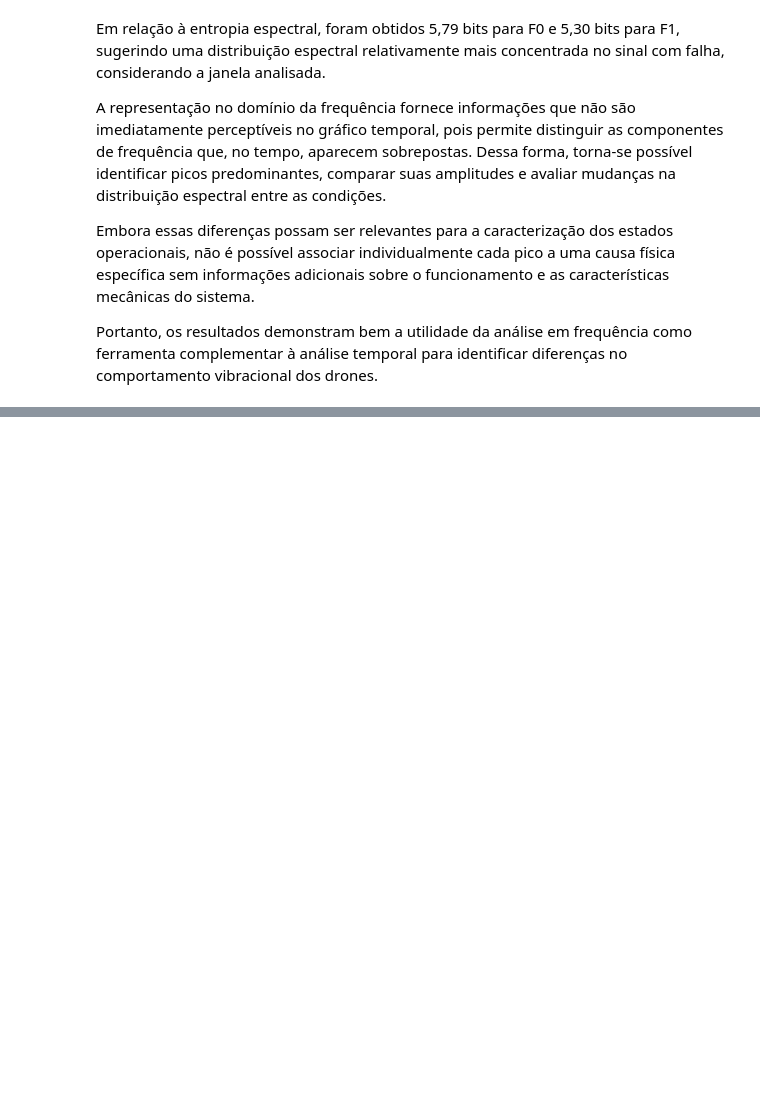
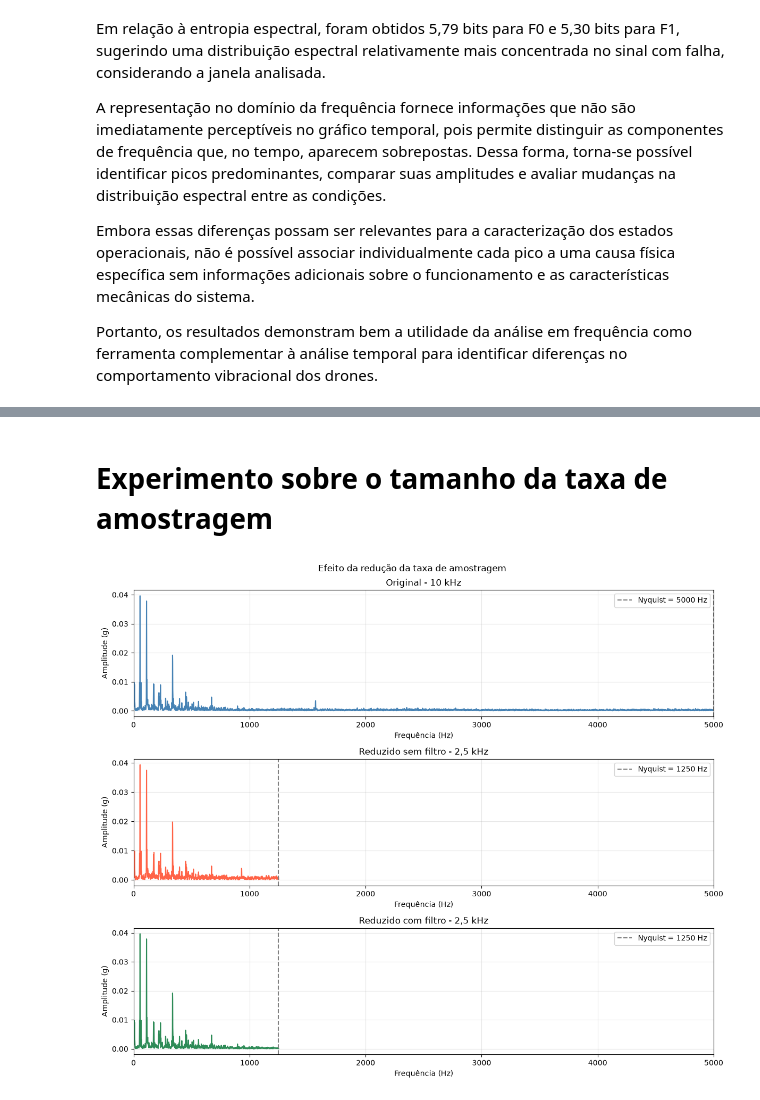
Before and after one commit to SillyGo/projeto-sinais, a Jupyter notebook: src/primeira_entrega/analise_no_dominio_da_frequencia.ipynb, the cells around one changed output, grey strips where cells are left out. Cells and saved outputs as stored; diff of their text form; code cells hidden in the pictures; blank space fills up the shorter version.

```diff
--- a/src/primeira_entrega/analise_no_dominio_da_frequencia.ipynb
+++ b/src/primeira_entrega/analise_no_dominio_da_frequencia.ipynb
@@ -839,0 +889,60 @@ Portanto, os resultados demonstram bem a utilidade da análise em frequência co
+# %% [markdown]
+# Experimento sobre o tamanho da taxa de amostragem
+# %%
+from scipy.signal import resample_poly
+
+fs_original = 10000
+fator = 4
+fs_reduzida = fs_original / fator
+
+sinal_original = np.asarray(
+    dataset_f0[0][0]
+).squeeze()
+
+# Usar 1 segundo do registro
+sinal_original = sinal_original[:fs_original]
+
+# Redução sem filtro anti-aliasing
+sinal_sem_filtro = sinal_original[::fator]
+
+# Redução com filtro anti-aliasing
+sinal_com_filtro = resample_poly(
+    sinal_original, up=1, down=fator
+)
+
+sinais = [
+    (sinal_original, fs_original,
+     "Original - 10 kHz", "steelblue"),
+
+    (sinal_sem_filtro, fs_reduzida,
+     "Reduzido sem filtro - 2,5 kHz", "tomato"),
+
+    (sinal_com_filtro, fs_reduzida,
+     "Reduzido com filtro - 2,5 kHz", "seagreen")
+]
+
+fig, axes = plt.subplots(3, 1, figsize=(12, 10))
+
+for ax, (sinal, fs, titulo, cor) in zip(axes, sinais):
+    amplitudes, frequencias = FFT_analysis(sinal, fs)
+
+    ax.plot(frequencias, amplitudes, color=cor)
+    ax.set_title(titulo)
+    ax.set_xlim(0, 5000)
+    ax.set_xlabel("Frequência (Hz)")
+    ax.set_ylabel("Amplitude (g)")
+    ax.grid(True, alpha=0.3)
+
+    ax.axvline(
+        fs / 2,
+        color="gray",
+        linestyle="--",
+        label=f"Nyquist = {fs/2:.0f} Hz"
+    )
+    ax.legend()
+
+plt.suptitle("Efeito da redução da taxa de amostragem")
+plt.tight_layout()
+plt.show()
+# %% [output]
+[figure, added]
```
Also changed, not shown: parts of 10 cells of this notebook, 1 other file.
